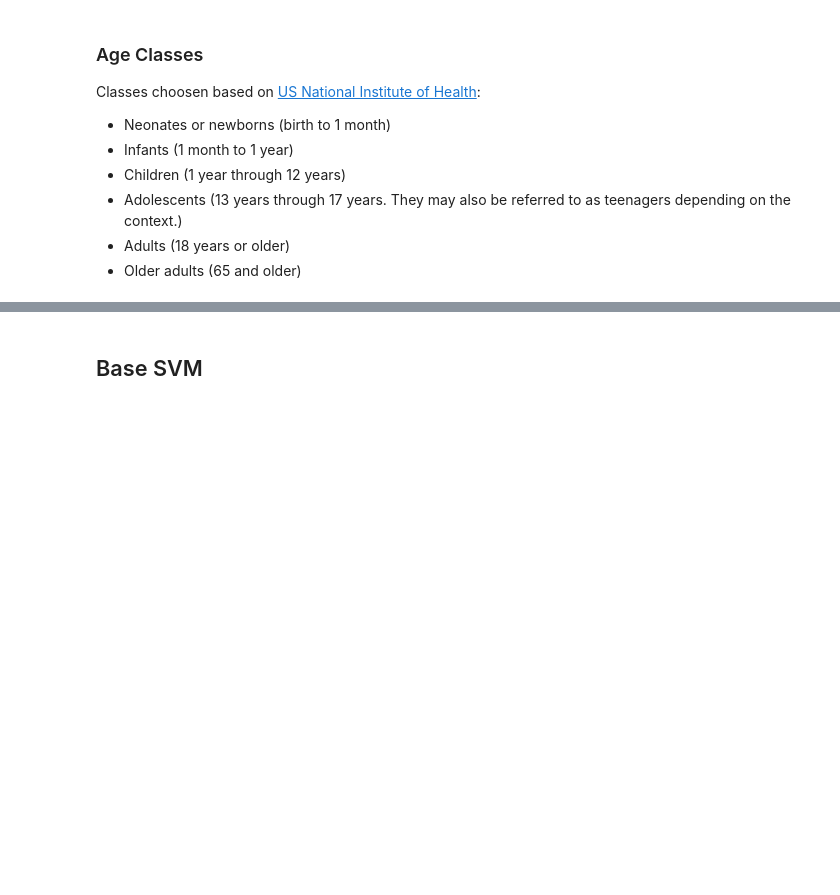
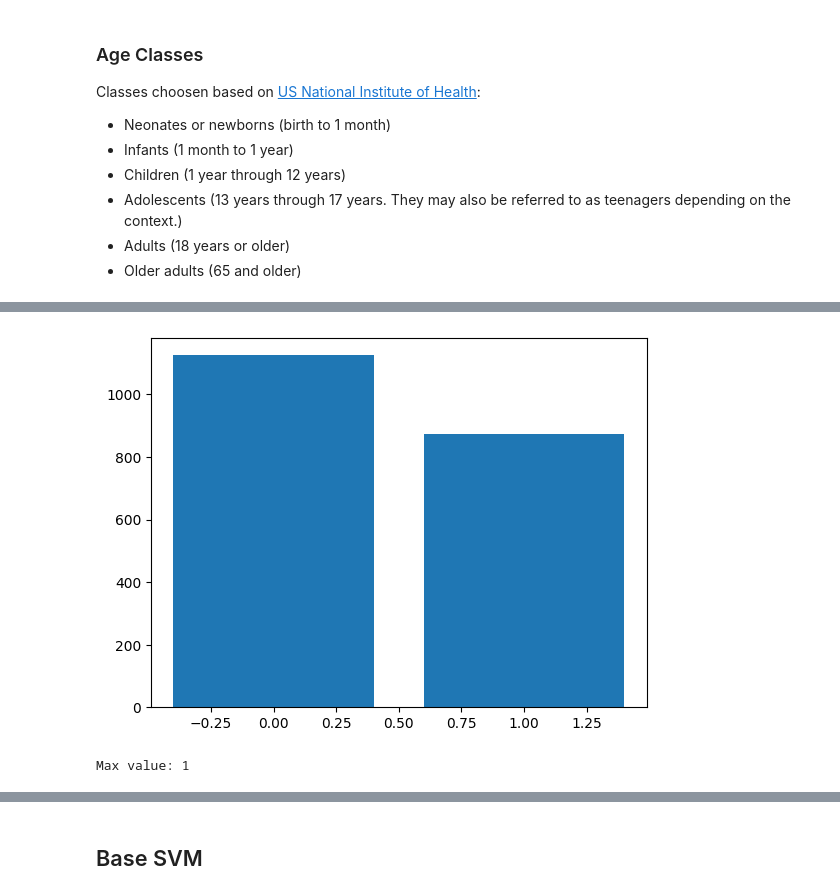
Before and after one commit to ASobreira/Advanced-Machine-Learning, a Jupyter notebook: Project/Project/svm.ipynb, the cells around one changed output, grey strips where cells are left out. Saved outputs shown, nothing was run; the diff lists cells and outputs as text; code cells hidden in the pictures; blank space fills up the shorter version.

```diff
--- a/Project/Project/svm.ipynb
+++ b/Project/Project/svm.ipynb
@@ -143,3 +147,12 @@ print(unique_values)
+# %%
+x_genders = list(set(genders))
+y_genders= [genders.count(i) for i in x_genders]
+plt.bar(x_genders,y_genders)
+plt.show()
+print("Max value:",max(genders))
+# %% [output]
+[figure, added]
+Max value: 1
 # %%
 x_ages = list(set(age_categories))
 y_ages = [age_categories.count(i) for i in x_ages]
```
Also changed, not shown: parts of 17 cells of this notebook, 1 other file.
